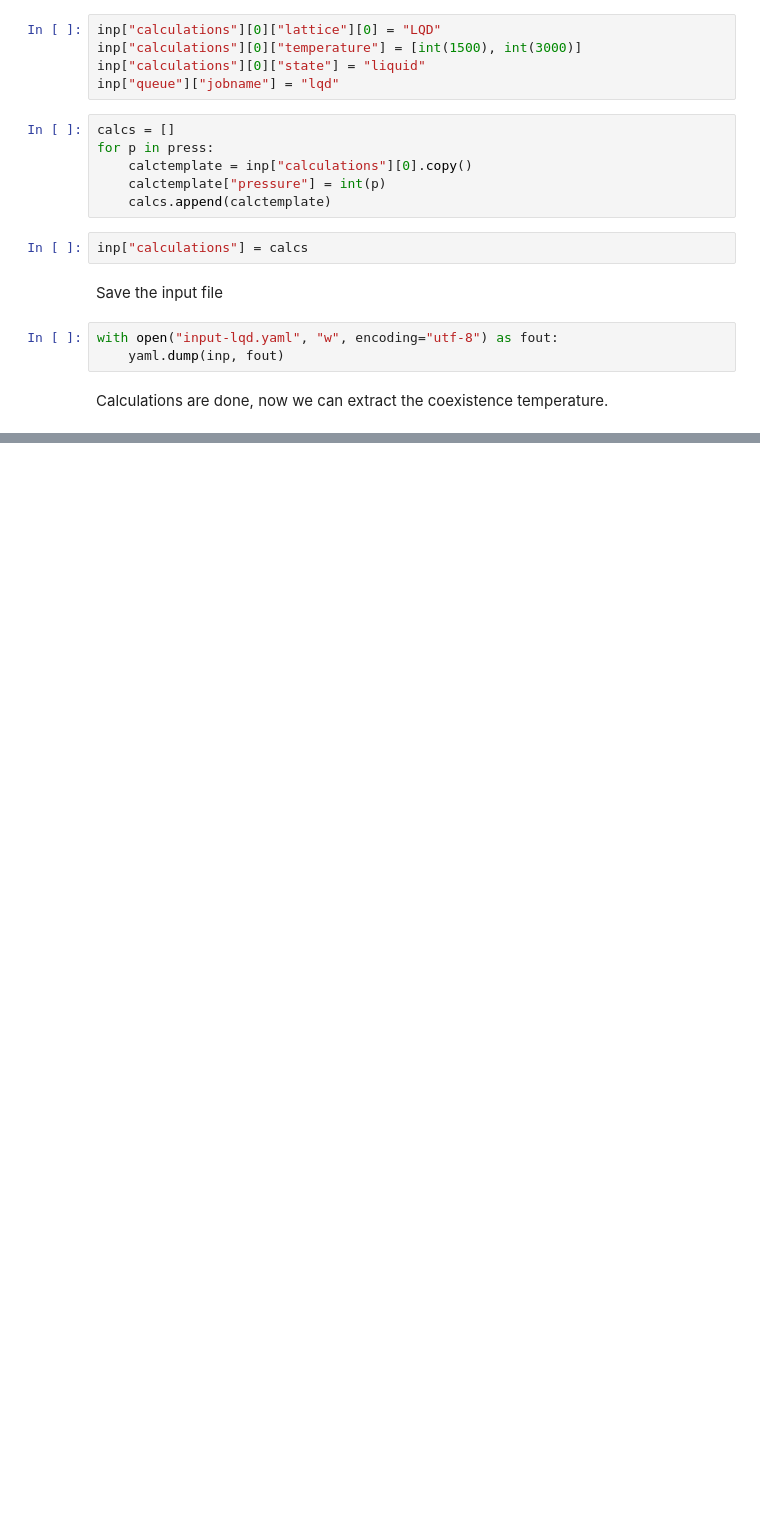
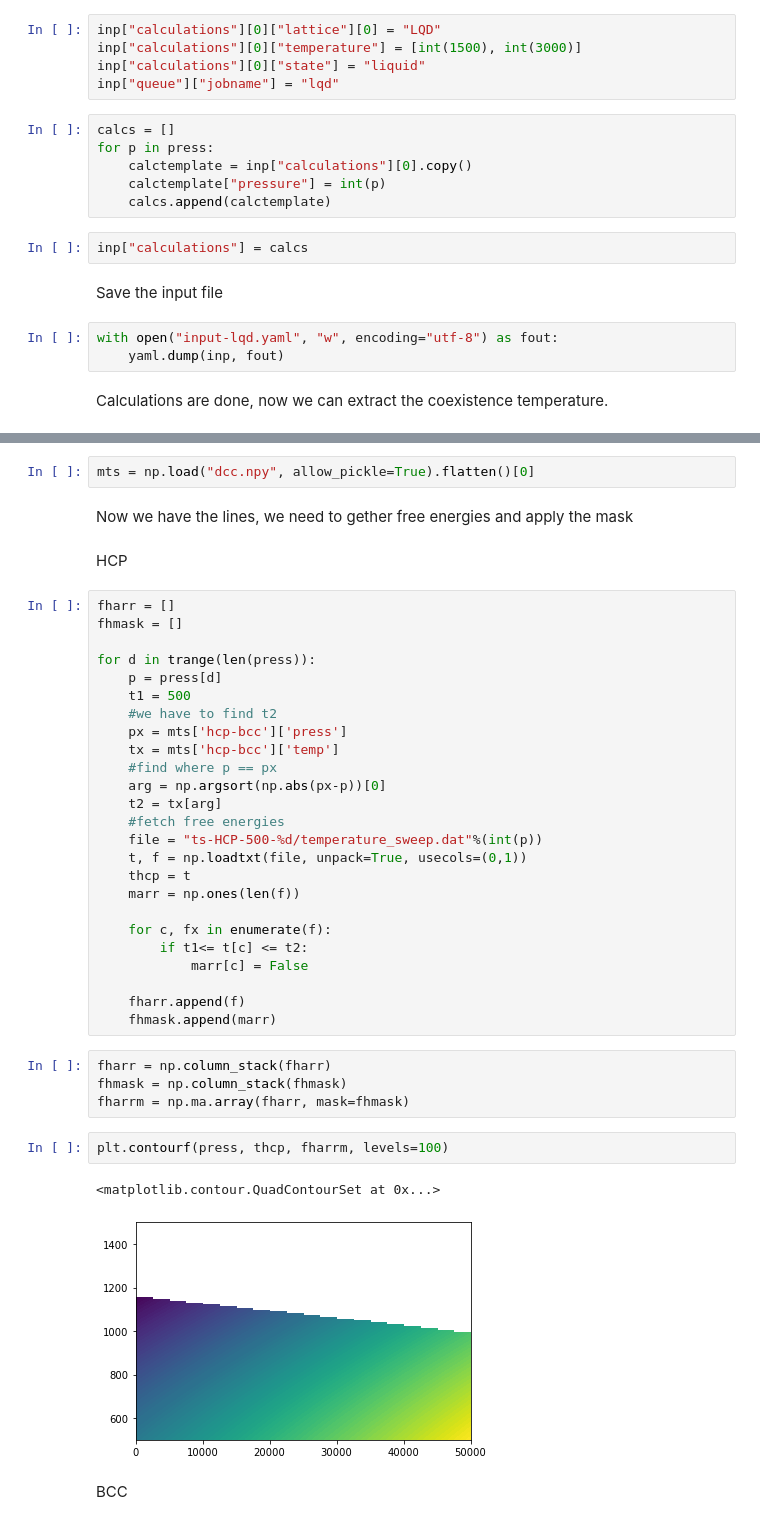
Before and after one commit to srmnitc/calphy-publication-examples, a Jupyter notebook: Application_B/analysis.ipynb, the cells around one changed output, grey strips where cells are left out. Saved outputs shown, nothing was run; the diff lists cells and outputs as text; blank space fills up the shorter version.

```diff
--- a/Application_B/analysis.ipynb
+++ b/Application_B/analysis.ipynb
@@ -101,0 +107,42 @@ Calculations are done, now we can extract the coexistence temperature.
+# %%
+mts = np.load("dcc.npy", allow_pickle=True).flatten()[0]
+# %% [markdown]
+Now we have the lines, we need to gether free energies and apply the mask
+# %% [markdown]
+HCP
+# %%
+fharr = []
+fhmask = []
+
+for d in trange(len(press)):
+    p = press[d]
+    t1 = 500
+    #we have to find t2
+    px = mts['hcp-bcc']['press']
+    tx = mts['hcp-bcc']['temp']
+    #find where p == px
+    arg = np.argsort(np.abs(px-p))[0]
+    t2 = tx[arg]
+    #fetch free energies
+    file = "ts-HCP-500-%d/temperature_sweep.dat"%(int(p))
+    t, f = np.loadtxt(file, unpack=True, usecols=(0,1))
+    thcp = t
+    marr = np.ones(len(f))
+
+    for c, fx in enumerate(f):
+        if t1<= t[c] <= t2:
+            marr[c] = False
+
+    fharr.append(f)
+    fhmask.append(marr)
+# %%
+fharr = np.column_stack(fharr)
+fhmask = np.column_stack(fhmask)
+fharrm = np.ma.array(fharr, mask=fhmask)
+# %%
+plt.contourf(press, thcp, fharrm, levels=100)
+# %% [output]
+<matplotlib.contour.QuadContourSet at 0x...>
+[figure, added]
+# %% [markdown]
+BCC
```
Also changed, not shown: parts of 12 cells of this notebook, 1 other file.
